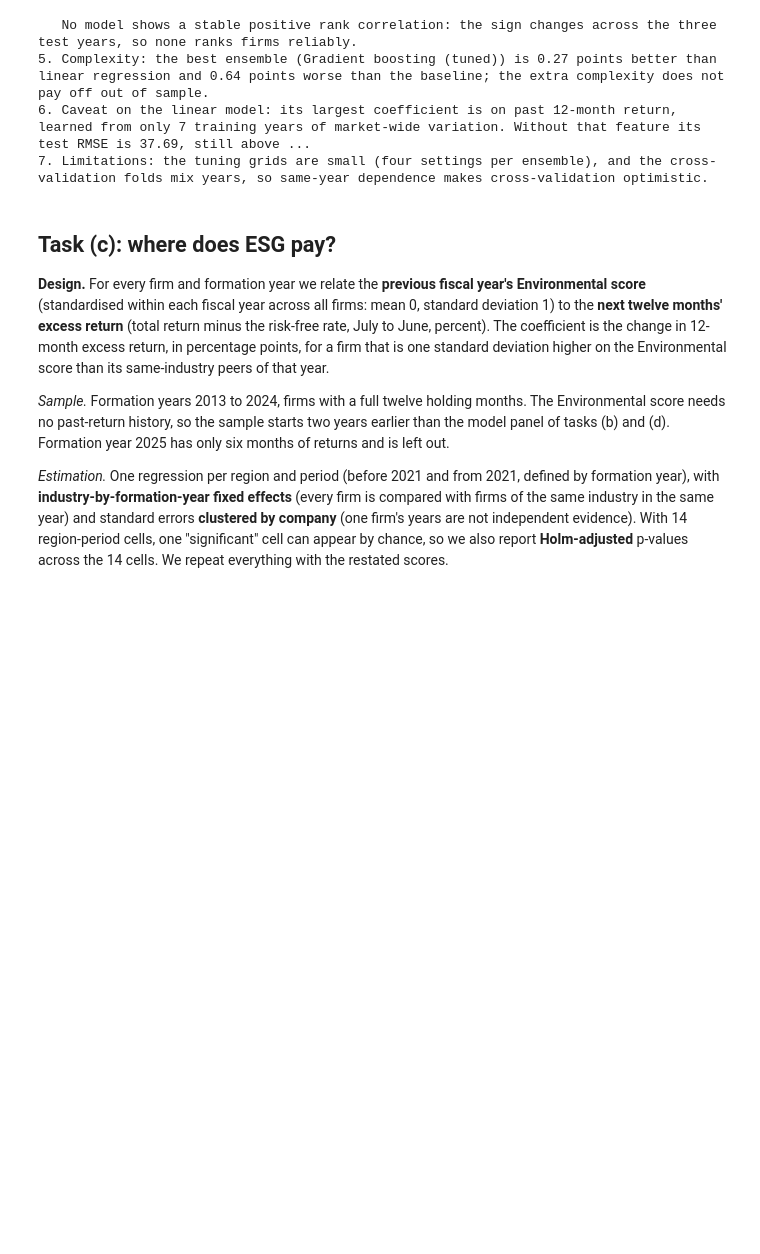
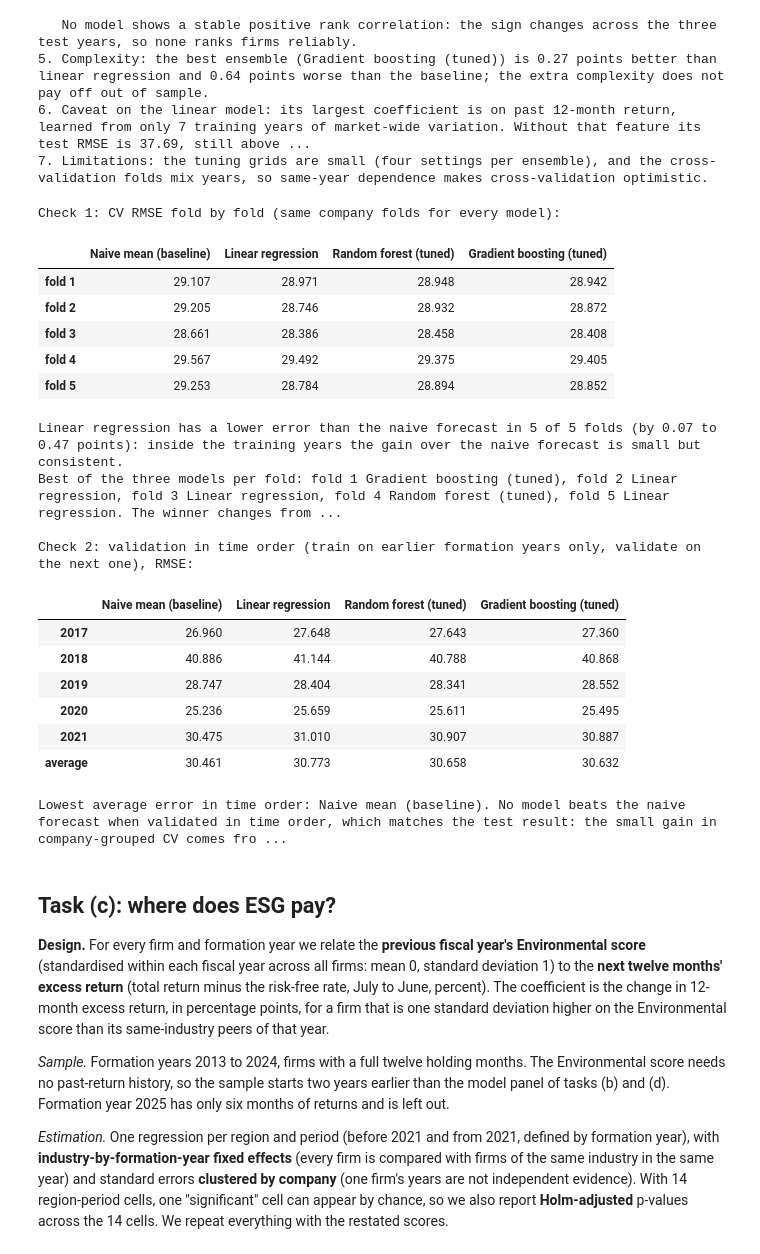
Before and after one commit to FBE5d5wqfds/EAIF-, a Jupyter notebook: group_project_AS2026/notebook/Group_Work_AS_2026_solution.ipynb, the cells around one changed output. Saved outputs shown, nothing was run; the diff lists cells and outputs as text; code cells hidden in the pictures; blank space fills up the shorter version.

```diff
--- a/group_project_AS2026/notebook/Group_Work_AS_2026_solution.ipynb
+++ b/group_project_AS2026/notebook/Group_Work_AS_2026_solution.ipynb
@@ -1052,6 +1055,57 @@ print("7. Limitations: the tuning grids are small (four settings per ensemble),
 5. Complexity: the best ensemble (Gradient boosting (tuned)) is 0.27 points better than linear regression and 0.64 points worse than the baseline; the extra complexity does not pay off out of sample.
 6. Caveat on the linear model: its largest coefficient is on past 12-month return, learned from only 7 training years of market-wide variation. Without that feature its test RMSE is 37.69, still above ...
 7. Limitations: the tuning grids are small (four settings per ensemble), and the cross-validation folds mix years, so same-year dependence makes cross-validation optimistic.
+# %%
+# ---- (b) Step 6: two checks on the selection (training years only; the test years are not used) ----
+assert "comparison" in globals() and "cv" in globals(), "Run the cells above first (Runtime > Run all)."
+from sklearn.base import clone
+# Check 1: fold by fold. The CV average hides whether a gain is consistent; here every model is scored on the same five company folds.
+fold_rmse = pd.DataFrame({n: -cross_validate(clone(m), X_tr, y_tr, cv=cv, scoring="neg_root_mean_squared_error")["test_score"] for n, m in candidates.items()})
+fold_rmse.index = [f"fold {k + 1}" for k in range(len(cv))]
+print("Check 1: CV RMSE fold by fold (same company folds for every model):")
+display(fold_rmse.round(3))
+n_lin_wins = int((fold_rmse["Linear regression"] < fold_rmse["Naive mean (baseline)"]).sum())
+print(f"Linear regression has a lower error than the naive forecast in {n_lin_wins} of {len(cv)} folds (by {(fold_rmse['Naive mean (baseline)'] - fold_rmse['Linear regression']).min():.2f} to "
+      f"{(fold_rmse['Naive mean (baseline)'] - fold_rmse['Linear regression']).max():.2f} points): inside the training years the gain over the naive forecast is small but consistent.")
+fold_winner = fold_rmse.drop(columns="Naive mean (baseline)").idxmin(axis=1)
+print("Best of the three models per fold: " + ", ".join(f"{k} {v}" for k, v in fold_winner.items()) + ". "
+      + ("The winner changes from fold to fold, so the selection among the three models is a tie." if fold_winner.nunique() > 1 else "The same model wins every fold."))
+
+# Check 2: validation in time order. Train on formation years up to Y-1, validate on Y, for Y = 2017 to 2021 (inside the training years).
+md_tr = model_data_a[train_a]
+time_rows = {}
+for y in range(2017, 2022):
+    tr_y, va_y = md_tr[md_tr["Formation_Year"] <= y - 1], md_tr[md_tr["Formation_Year"] == y]
+    for n, m in candidates.items():
+        p = clone(m).fit(tr_y[feature_cols_a], tr_y[TARGET]).predict(va_y[feature_cols_a])
+        time_rows.setdefault(n, {})[y] = np.sqrt(mean_squared_error(va_y[TARGET], p))
+time_cv = pd.DataFrame(time_rows); time_cv.loc["average"] = time_cv.mean()
+print("\nCheck 2: validation in time order (train on earlier formation years only, validate on the next one), RMSE:")
+display(time_cv.round(3))
+best_time = time_cv.loc["average"].idxmin()
+print(f"Lowest average error in time order: {best_time}. "
+      + ("No model beats the naive forecast when validated in time order, which matches the test result: the small gain in company-grouped CV comes from mixing years and does not carry forward in time."
+         if best_time == "Naive mean (baseline)" else "At least one model beats the naive forecast in time order."))
+# %% [output]
+Check 1: CV RMSE fold by fold (same company folds for every model):
+|  | Naive mean (baseline) | Linear regression | Random forest (tuned) | Gradient boosting (tuned) |
+| fold 1 | 29.107 | 28.971 | 28.948 | 28.942 |
+| fold 2 | 29.205 | 28.746 | 28.932 | 28.872 |
+| fold 3 | 28.661 | 28.386 | 28.458 | 28.408 |
+| fold 4 | 29.567 | 29.492 | 29.375 | 29.405 |
+| fold 5 | 29.253 | 28.784 | 28.894 | 28.852 |
+Linear regression has a lower error than the naive forecast in 5 of 5 folds (by 0.07 to 0.47 points): inside the training years the gain over the naive forecast is small but consistent.
+Best of the three models per fold: fold 1 Gradient boosting (tuned), fold 2 Linear regression, fold 3 Linear regression, fold 4 Random forest (tuned), fold 5 Linear regression. The winner changes from ...
+
+Check 2: validation in time order (train on earlier formation years only, validate on the next one), RMSE:
+|  | Naive mean (baseline) | Linear regression | Random forest (tuned) | Gradient boosting (tuned) |
+| 2017 | 26.960 | 27.648 | 27.643 | 27.360 |
+| 2018 | 40.886 | 41.144 | 40.788 | 40.868 |
+| 2019 | 28.747 | 28.404 | 28.341 | 28.552 |
+| 2020 | 25.236 | 25.659 | 25.611 | 25.495 |
+| 2021 | 30.475 | 31.010 | 30.907 | 30.887 |
+| average | 30.461 | 30.773 | 30.658 | 30.632 |
+Lowest average error in time order: Naive mean (baseline). No model beats the naive forecast when validated in time order, which matches the test result: the small gain in company-grouped CV comes fro ...
 # %% [markdown]
 ## Task (c): where does ESG pay?
 
```
Also changed, not shown: parts of 11 cells of this notebook, 32 other files.
